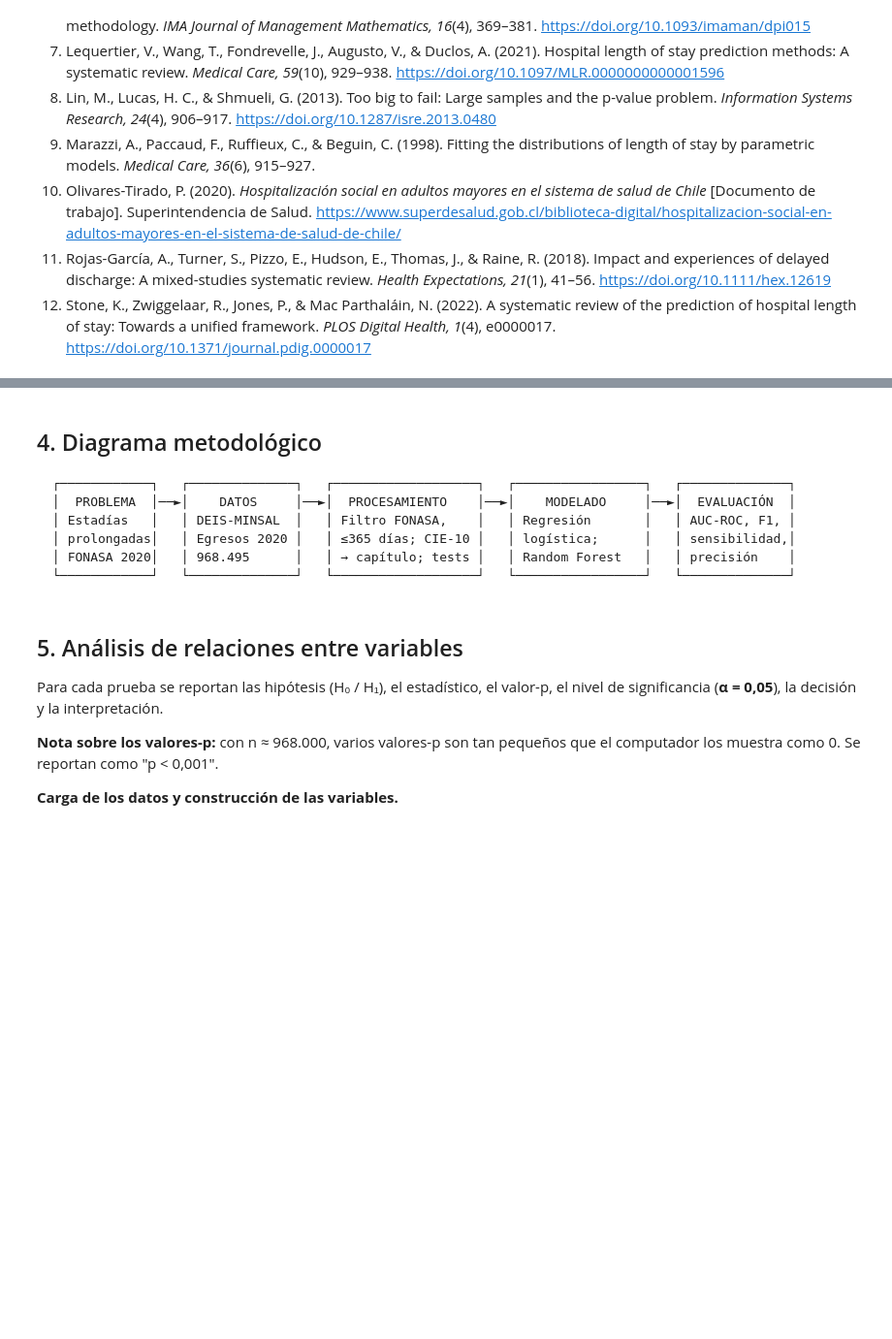
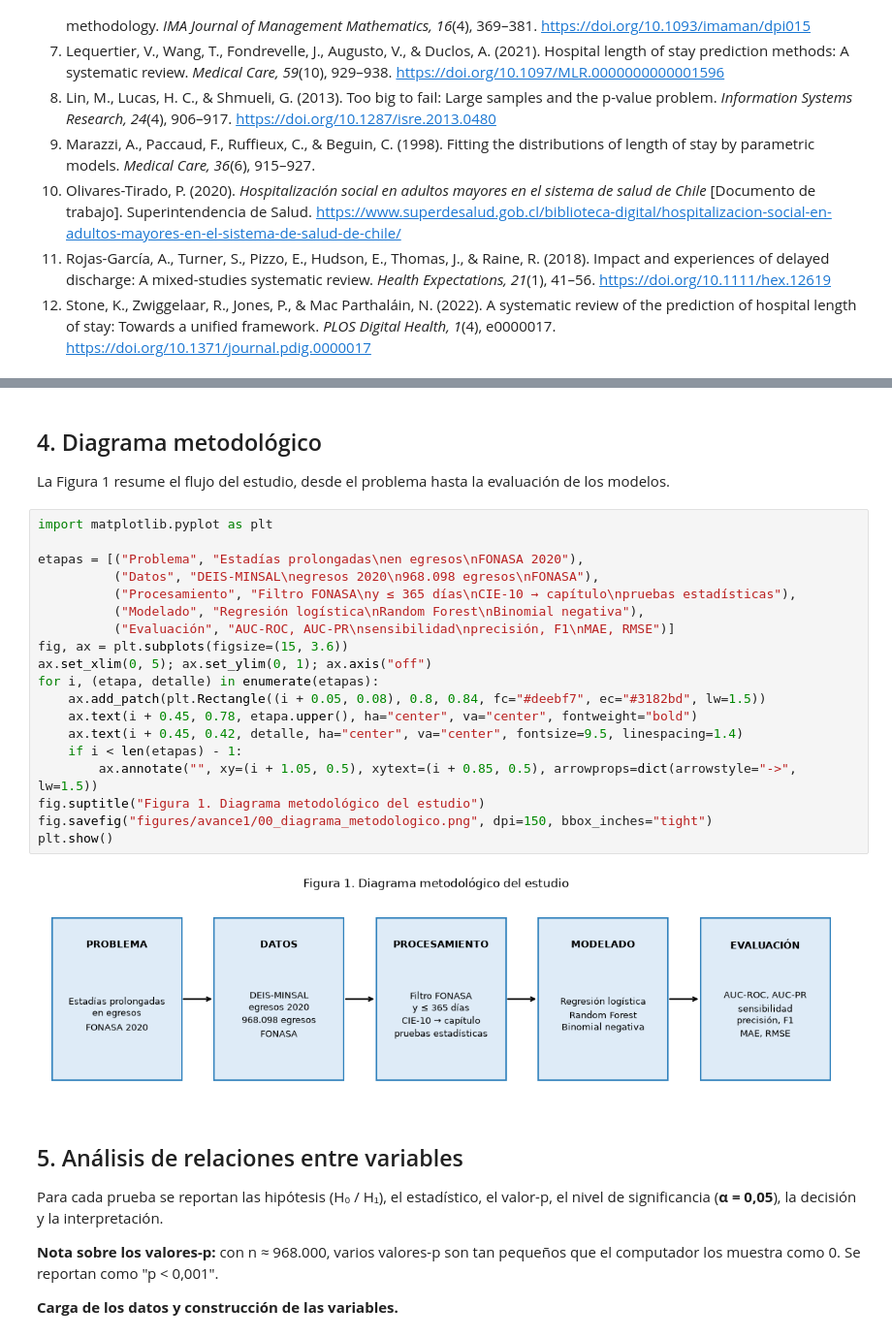
Before and after one commit to Francogogo/Analisis-de-datos-PROYECTO-, a Jupyter notebook: avance1.ipynb, the cells around one changed output, grey strips where cells are left out. Shown at 97% size. Drawn from its saved outputs; the diff is of its cells as text; blank space fills up the shorter version.

````diff
--- a/avance1.ipynb
+++ b/avance1.ipynb
@@ -101,14 +114,28 @@ En Chile, los trabajos sobre estadía hospitalaria con datos públicos se concen
 # %% [markdown]
 ## 4. Diagrama metodológico
 
-```
-┌────────────┐   ┌──────────────┐   ┌───────────────────┐   ┌─────────────────┐   ┌──────────────┐
-│  PROBLEMA  │──►│    DATOS     │──►│  PROCESAMIENTO    │──►│    MODELADO     │──►│  EVALUACIÓN  │
-│ Estadías   │   │ DEIS-MINSAL  │   │ Filtro FONASA,    │   │ Regresión       │   │ AUC-ROC, F1, │
-│ prolongadas│   │ Egresos 2020 │   │ ≤365 días; CIE-10 │   │ logística;      │   │ sensibilidad,│
-│ FONASA 2020│   │ 968.495      │   │ → capítulo; tests │   │ Random Forest   │   │ precisión    │
-└────────────┘   └──────────────┘   └───────────────────┘   └─────────────────┘   └──────────────┘
-```
+La Figura 1 resume el flujo del estudio, desde el problema hasta la evaluación de los modelos.
+# %%
+import matplotlib.pyplot as plt
+
+etapas = [("Problema", "Estadías prolongadas\nen egresos\nFONASA 2020"),
+          ("Datos", "DEIS-MINSAL\negresos 2020\n968.098 egresos\nFONASA"),
+          ("Procesamiento", "Filtro FONASA\ny ≤ 365 días\nCIE-10 → capítulo\npruebas estadísticas"),
+          ("Modelado", "Regresión logística\nRandom Forest\nBinomial negativa"),
+          ("Evaluación", "AUC-ROC, AUC-PR\nsensibilidad\nprecisión, F1\nMAE, RMSE")]
+fig, ax = plt.subplots(figsize=(15, 3.6))
+ax.set_xlim(0, 5); ax.set_ylim(0, 1); ax.axis("off")
+for i, (etapa, detalle) in enumerate(etapas):
+    ax.add_patch(plt.Rectangle((i + 0.05, 0.08), 0.8, 0.84, fc="#deebf7", ec="#3182bd", lw=1.5))
+    ax.text(i + 0.45, 0.78, etapa.upper(), ha="center", va="center", fontweight="bold")
+    ax.text(i + 0.45, 0.42, detalle, ha="center", va="center", fontsize=9.5, linespacing=1.4)
+    if i < len(etapas) - 1:
+        ax.annotate("", xy=(i + 1.05, 0.5), xytext=(i + 0.85, 0.5), arrowprops=dict(arrowstyle="->", lw=1.5))
+fig.suptitle("Figura 1. Diagrama metodológico del estudio")
+fig.savefig("figures/avance1/00_diagrama_metodologico.png", dpi=150, bbox_inches="tight")
+plt.show()
+# %% [output]
+[figure, added]
 # %% [markdown]
 ## 5. Análisis de relaciones entre variables
 
````
Also changed, not shown: parts of 3 cells of this notebook, 1 other file.
